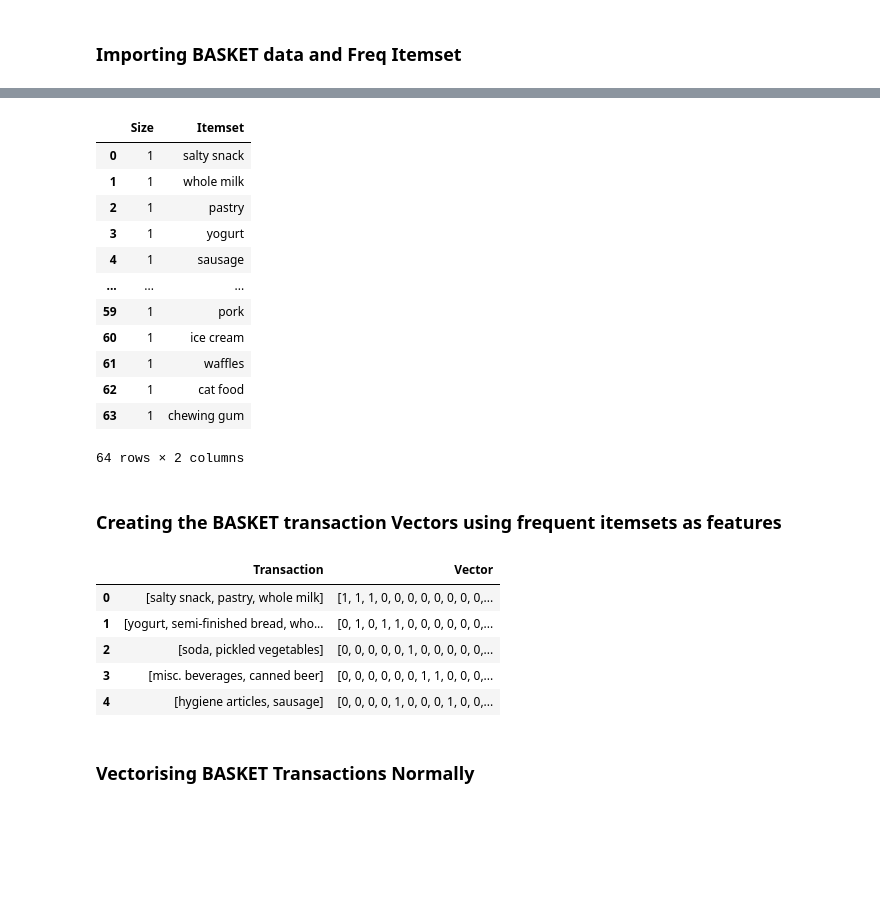
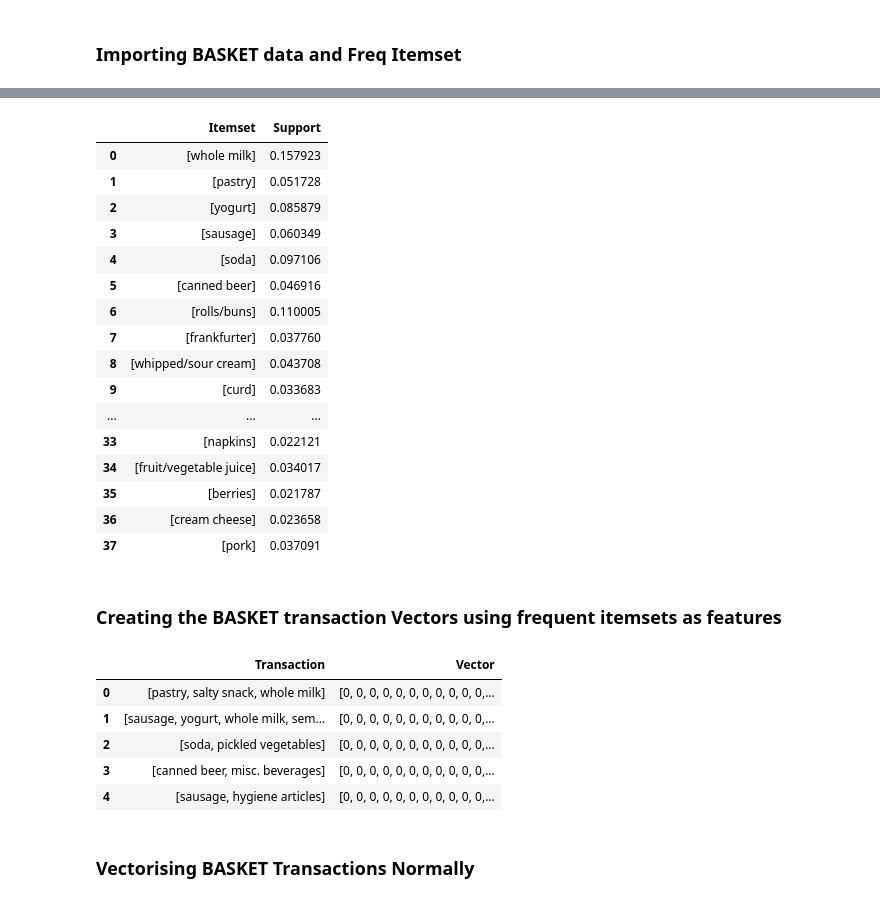
Before and after one commit to titim789/Data_Analytics_Project, a Jupyter notebook: Assignment 2/Clustering Adapter/adapter.ipynb, the cells around one changed output, grey strips where cells are left out. Saved outputs shown, nothing was run; the diff lists cells and outputs as text; code cells hidden in the pictures; blank space fills up the shorter version.

```diff
--- a/Assignment 2/Clustering Adapter/adapter.ipynb
+++ b/Assignment 2/Clustering Adapter/adapter.ipynb
@@ -26,22 +26,27 @@ transactions[:5]
 # %%
-freq_dataset = pd.read_csv('../Apriori/Dataset/apriori_dataset.csv')
-freq_dataset = freq_dataset[freq_dataset['Size'] == 1]
-freq_dataset.to_csv("../Clustering/Dataset/basket_freq_vector_mapping.csv")
+# freq_dataset = pd.read_csv('../Apriori/Dataset/apriori_dataset.csv')
+freq_dataset = pd.read_csv('../Apriori/Frequent Itemsets/basket_0.02_5.csv', converters={"Itemset": literal_eval} )
+freq_dataset = freq_dataset[freq_dataset.Itemset.map(len) == 1]
+freq_dataset.to_csv("../Clustering/Dataset/basket_0.02_freq_vector_mapping.csv")
 freq_dataset
 # %% [output]
-|  | Size | Itemset |
-| 0 | 1 | salty snack |
-| 1 | 1 | whole milk |
-| 2 | 1 | pastry |
-| 3 | 1 | yogurt |
-| 4 | 1 | sausage |
+|  | Itemset | Support |
+| 0 | [whole milk] | 0.157923 |
+| 1 | [pastry] | 0.051728 |
+| 2 | [yogurt] | 0.085879 |
+| 3 | [sausage] | 0.060349 |
+| 4 | [soda] | 0.097106 |
+| 5 | [canned beer] | 0.046916 |
+| 6 | [rolls/buns] | 0.110005 |
+| 7 | [frankfurter] | 0.037760 |
+| 8 | [whipped/sour cream] | 0.043708 |
+| 9 | [curd] | 0.033683 |
 | ... | ... | ... |
-| 59 | 1 | pork |
-| 60 | 1 | ice cream |
-| 61 | 1 | waffles |
-| 62 | 1 | cat food |
-| 63 | 1 | chewing gum |
+| 33 | [napkins] | 0.022121 |
+| 34 | [fruit/vegetable juice] | 0.034017 |
+| 35 | [berries] | 0.021787 |
+| 36 | [cream cheese] | 0.023658 |
+| 37 | [pork] | 0.037091 |
-64 rows × 2 columns
 # %% [markdown]
 ### Creating the BASKET transaction Vectors using frequent itemsets as features
 # %%
@@ -61,9 +66,9 @@ result_transactions_w_vectors = pd.DataFrame({'Transaction':transactions, 'Vecto
 result_transactions_w_vectors.head()
 # %% [output]
 |  | Transaction | Vector |
-| 0 | [salty snack, pastry, whole milk] | [1, 1, 1, 0, 0, 0, 0, 0, 0, 0, 0,... |
-| 1 | [yogurt, semi-finished bread, who... | [0, 1, 0, 1, 1, 0, 0, 0, 0, 0, 0,... |
-| 2 | [soda, pickled vegetables] | [0, 0, 0, 0, 0, 1, 0, 0, 0, 0, 0,... |
-| 3 | [misc. beverages, canned beer] | [0, 0, 0, 0, 0, 0, 1, 1, 0, 0, 0,... |
-| 4 | [hygiene articles, sausage] | [0, 0, 0, 0, 1, 0, 0, 0, 1, 0, 0,... |
+| 0 | [pastry, salty snack, whole milk] | [0, 0, 0, 0, 0, 0, 0, 0, 0, 0, 0,... |
+| 1 | [sausage, yogurt, whole milk, sem... | [0, 0, 0, 0, 0, 0, 0, 0, 0, 0, 0,... |
+| 2 | [soda, pickled vegetables] | [0, 0, 0, 0, 0, 0, 0, 0, 0, 0, 0,... |
+| 3 | [canned beer, misc. beverages] | [0, 0, 0, 0, 0, 0, 0, 0, 0, 0, 0,... |
+| 4 | [sausage, hygiene articles] | [0, 0, 0, 0, 0, 0, 0, 0, 0, 0, 0,... |
 # %%
```
Also changed, not shown: parts of 9 cells of this notebook, 4 other files.
